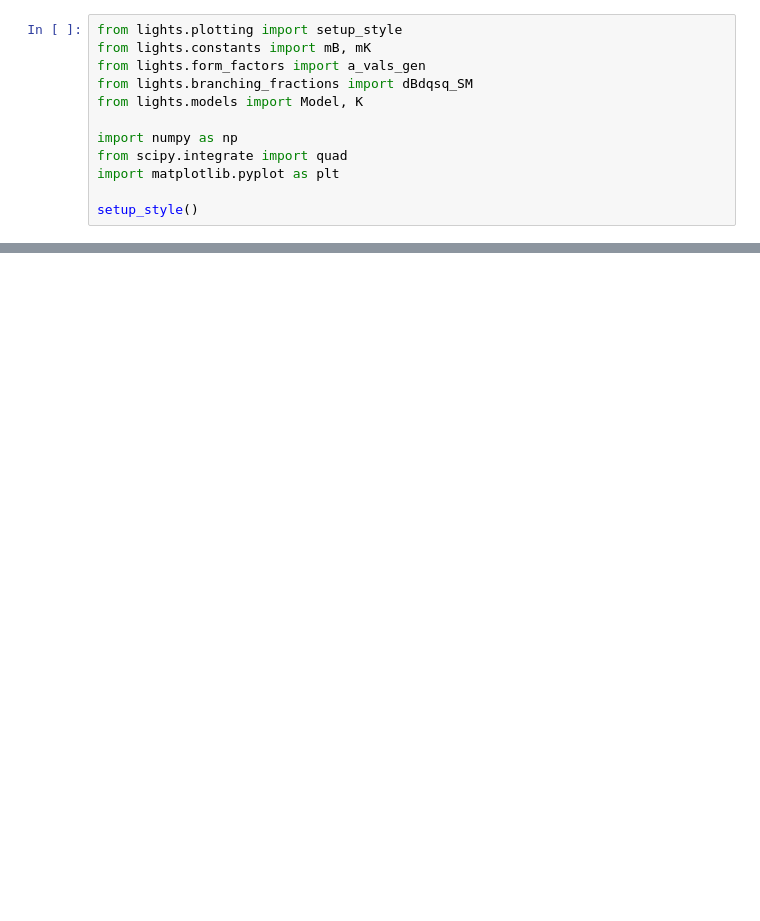
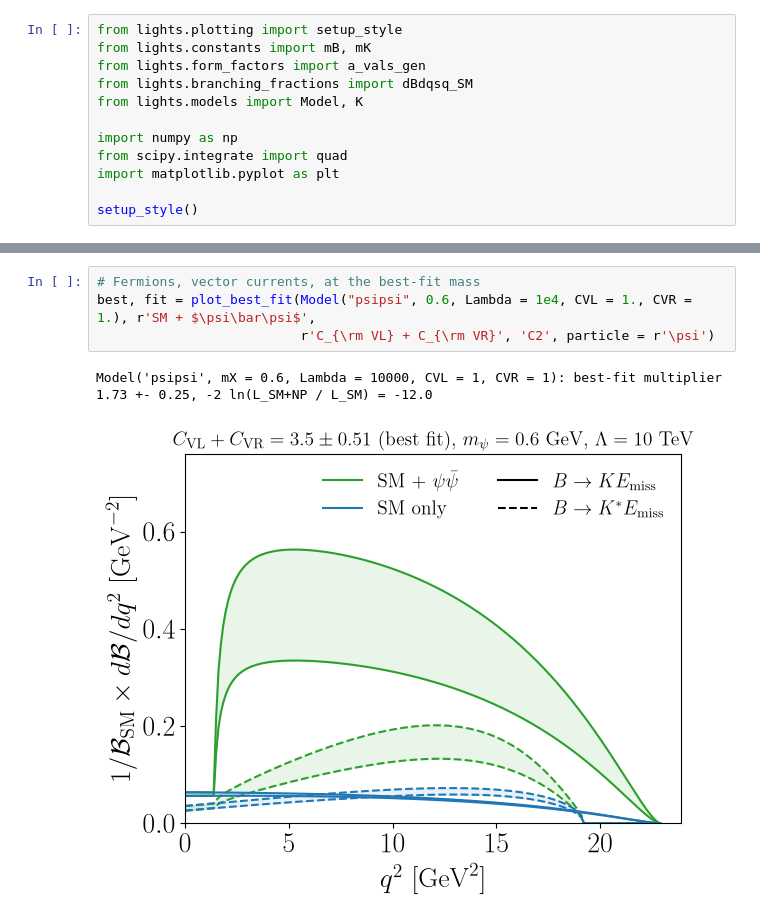
Before and after one commit to PatrickBolton/bk-invisible-fits, a Jupyter notebook: notebooks/05_fit_predict.ipynb, the cells around one changed output, grey strips where cells are left out. Cells and saved outputs as stored; diff of their text form; blank space fills up the shorter version.

```diff
--- a/notebooks/05_fit_predict.ipynb
+++ b/notebooks/05_fit_predict.ipynb
@@ -62,0 +128,7 @@ fig.set_size_inches(6.4, 4.8)
+# %%
+# Fermions, vector currents, at the best-fit mass
+best, fit = plot_best_fit(Model("psipsi", 0.6, Lambda = 1e4, CVL = 1., CVR = 1.), r'SM + $\psi\bar\psi$',
+                          r'C_{\rm VL} + C_{\rm VR}', 'C2', particle = r'\psi')
+# %% [output]
+Model('psipsi', mX = 0.6, Lambda = 10000, CVL = 1, CVR = 1): best-fit multiplier 1.73 +- 0.25, -2 ln(L_SM+NP / L_SM) = -12.0
+[figure, added]
```
Also changed, not shown: parts of 10 cells of this notebook, 4 other files.
